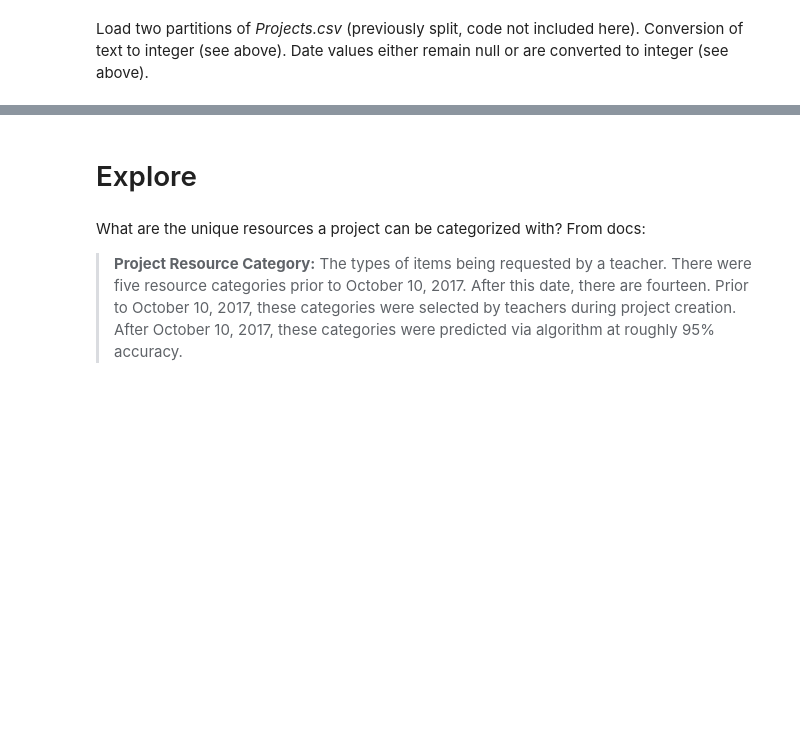
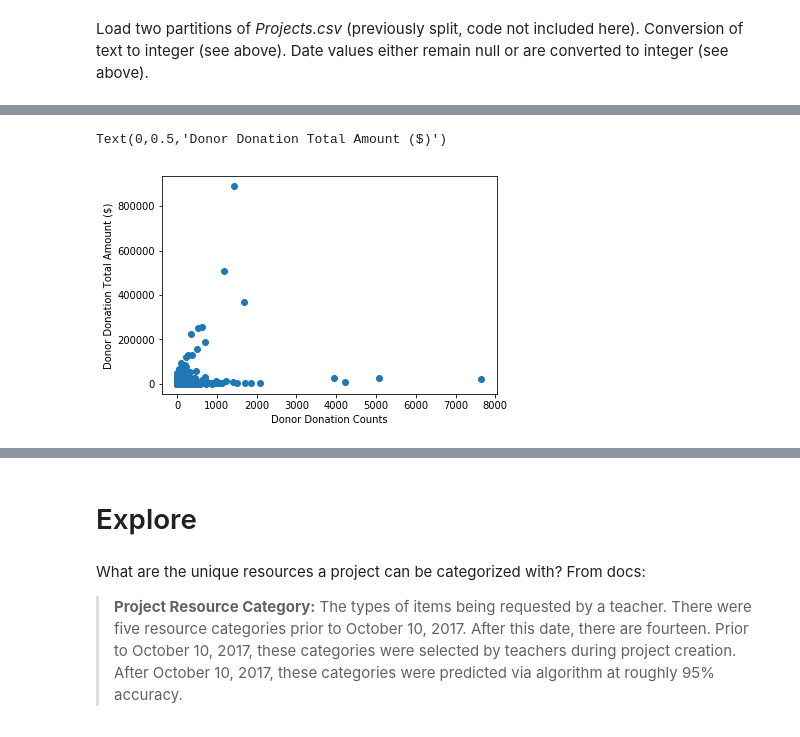
Before and after one commit to mikeona120/MATH189_Final, a Jupyter notebook: liebscher_analysis.ipynb, the cells around one changed output, grey strips where cells are left out. Saved outputs shown, nothing was run; the diff lists cells and outputs as text; code cells hidden in the pictures; blank space fills up the shorter version.

```diff
--- a/liebscher_analysis.ipynb
+++ b/liebscher_analysis.ipynb
@@ -184,0 +295,7 @@ projects_notext_dat.sample(5) # randomly sample 5
+# %%
+plt.scatter(donors_donation_counts['count'], donors_donation_counts['total_amount'])
+plt.xlabel('Donor Donation Counts')
+plt.ylabel('Donor Donation Total Amount ($)');
+# %% [output]
+Text(0,0.5,'Donor Donation Total Amount ($)')
+[figure, added]
```
Also changed, not shown: parts of 80 cells of this notebook.
